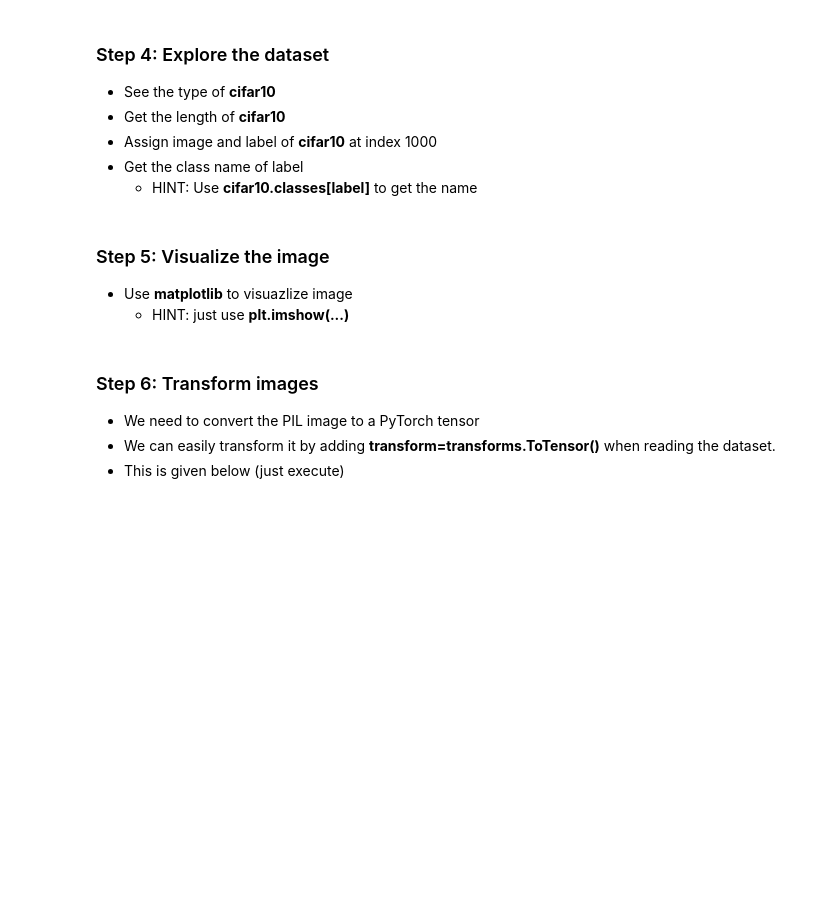
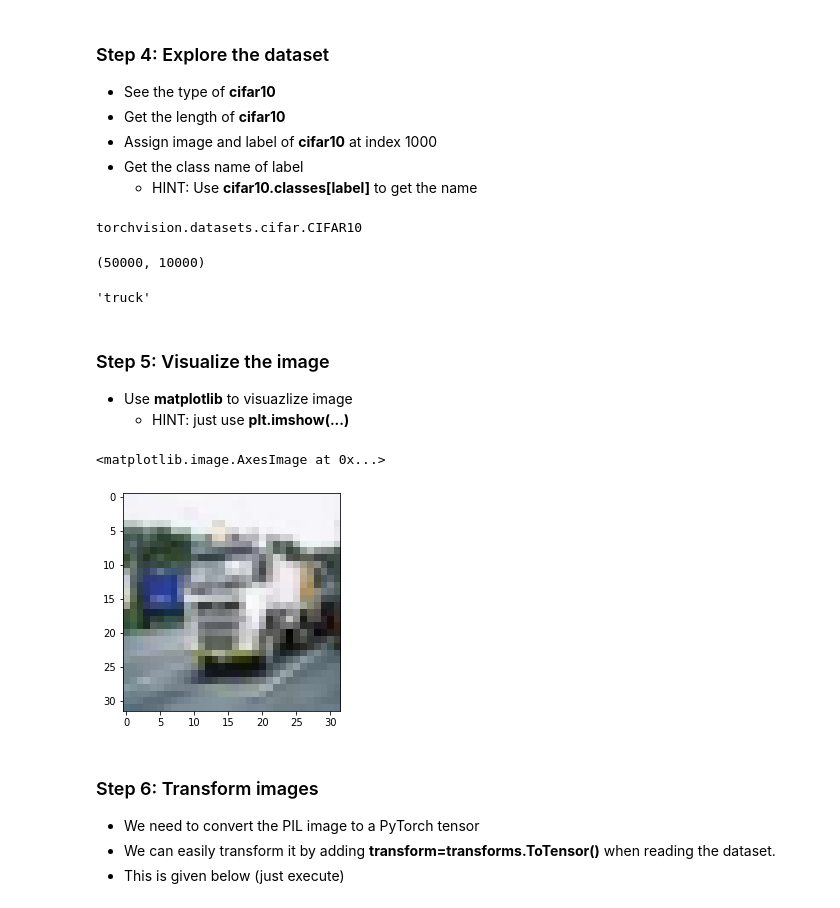
Before and after one commit to adel-nouar/ML_with_Rune, a Jupyter notebook: 09 - Project - PyTorch.ipynb, the cells around one changed output. Saved outputs shown, nothing was run; the diff lists cells and outputs as text; code cells hidden in the pictures; blank space fills up the shorter version.

```diff
--- a/09 - Project - PyTorch.ipynb
+++ b/09 - Project - PyTorch.ipynb
@@ -27,10 +39,29 @@ cifar10_val = datasets.CIFAR10(data_path, train=False, download=True)
 - Assign image and label of **cifar10** at index 1000
 - Get the class name of label
     - HINT: Use **cifar10.classes[label]** to get the name
+# %%
+type(cifar10)
+# %% [output]
+torchvision.datasets.cifar.CIFAR10
+# %%
+len(cifar10), len(cifar10_val)
+# %% [output]
+(50000, 10000)
+# %%
+img, label = cifar10[1000]
+# %%
+cifar10.classes[label]
+# %% [output]
+'truck'
 # %% [markdown]
 ### Step 5: Visualize the image
 - Use **matplotlib** to visuazlize image
     - HINT: just use **plt.imshow(...)**
+# %%
+plt.imshow(img)
+# %% [output]
+<matplotlib.image.AxesImage at 0x...>
+[figure, added]
 # %% [markdown]
 ### Step 6: Transform images
 - We need to convert the PIL image to a PyTorch tensor
```
Also changed, not shown: parts of 13 cells of this notebook.
